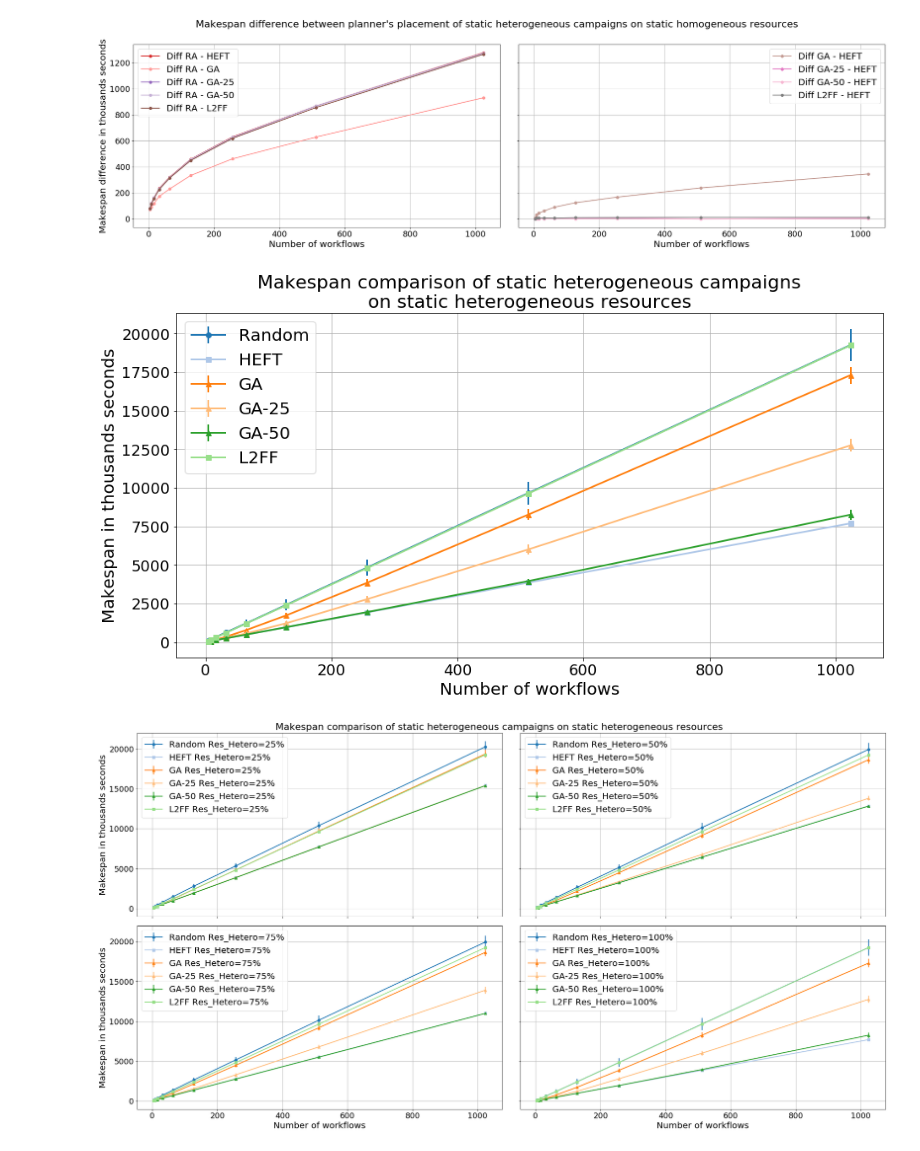
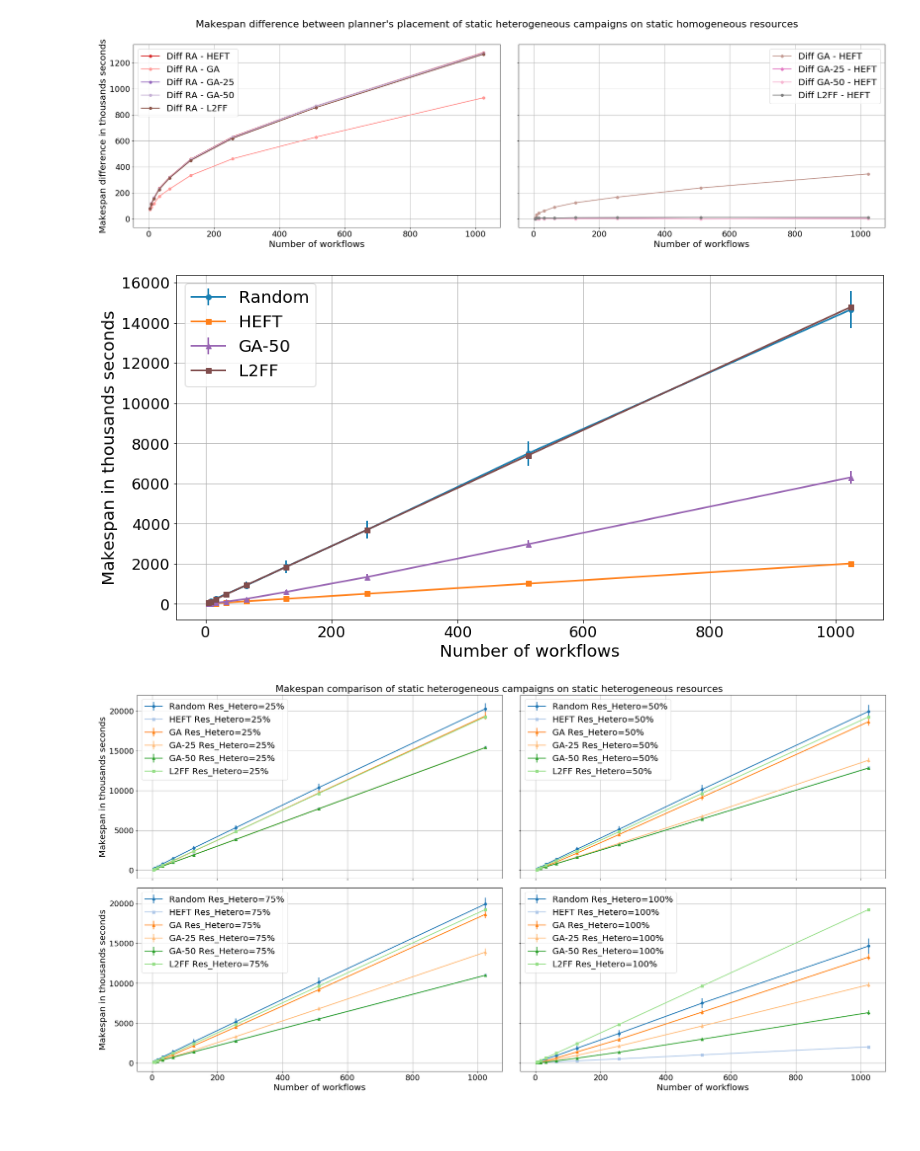
Before and after one commit to radical-experiments/campaign_manager, a Jupyter notebook: Notebooks/Experiment1.ipynb, the cells around one changed output. Cells and saved outputs as stored; diff of their text form; code cells hidden in the pictures; blank space fills up the shorter version.

Commit message:
Latest data

```diff
--- a/Notebooks/Experiment1.ipynb
+++ b/Notebooks/Experiment1.ipynb
@@ -22,6 +22,27 @@ greys = cm.get_cmap(plt.get_cmap('Greys'))
 set1 = cm.get_cmap(plt.get_cmap('Set1'))
 tab20 = cm.get_cmap(plt.get_cmap('tab20'))
 
+def tableau20(color):
+    # Use coordinated colors. These are the "Tableau 20" colors as
+    # RGB. Each pair is strong/light. For a theory of color
+    tableau20 = [(31 , 119, 180), (174, 199, 232), # blue        [ 0,1 ]
+                 (255, 127, 14 ), (255, 187, 120), # orange      [ 2,3 ]
+                 (44 , 160, 44 ), (152, 223, 138), # green       [ 4,5 ]
+                 (214, 39 , 40 ), (255, 152, 150), # red         [ 6,7 ]
+                 (148, 103, 189), (197, 176, 213), # purple      [ 8,9 ]
+                 (140, 86 , 75 ), (196, 156, 148), # brown       [10,11]
+                 (227, 119, 194), (247, 182, 210), # pink        [12,13]
+                 (188, 189, 34 ), (219, 219, 141), # yellow      [14,15]
+                 (23 , 190, 207), (158, 218, 229), # cyan        [16,17]
+                 (65 , 68 , 81 ), (96 , 99 , 106), # gray        [18,19]
+                 (127, 127, 127), (143, 135, 130), # gray        [20,21]
+                 (165, 172, 175), (199, 199, 199), # gray        [22,23]
+                 (207, 207, 207)]                   # gray        [24]
+    # Scale the RGB values to the [0, 1] range, which is the format
+    # matplotlib accepts.
+    r, g, b = tableau20[color]
+    return (round(r/255.,1), round(g/255.,1), round(b/255.,1))
+
 from IPython.core.display import display, HTML
 display(HTML("<style>.container { width:100% !important; }</style>"))
 import warnings
@@ -215,7 +237,7 @@ _ = fig.suptitle("Makespan difference between planner's placement of static hete
 StHeteroCampaigns_4St025HeteroResources = pd.read_csv('../Data/StHeteroCampaigns_4St025HeteroResources.csv')
 StHeteroCampaigns_4St050HeteroResources = pd.read_csv('../Data/StHeteroCampaigns_4St050HeteroResources.csv')
 StHeteroCampaigns_4St075HeteroResources = pd.read_csv('../Data/StHeteroCampaigns_4St075HeteroResources.csv')
-StHeteroCampaigns_4St100HeteroResources = pd.read_csv('../Data/StHeteroCampaigns_4St100HeteroResources.csv')
+StHeteroCampaigns_4St100HeteroResources = pd.read_csv('../Data/StHeteroCampaigns_4St100HeteroResources2.csv')
 # %%
 StHeteroCampaigns_4St025HeteroResources                = StHeteroCampaigns_4St025HeteroResources.groupby(by=['planner','size'])
 StHeteroCampaigns_4St025HeteroResources_makespan_means = StHeteroCampaigns_4St025HeteroResources.mean()
@@ -237,35 +259,36 @@ StHeteroCampaigns_4St100HeteroResources_stds           = StHeteroCampaigns_4St10
 # %%
 fig,axis = plt.subplots(nrows=1,ncols=1,figsize=(15,7.5))
 #_ = axis.errorbar(StHeteroCampaigns_4St025HeteroResources_makespan_means.xs('RANDOM').index,StHeteroCampaigns_4St025HeteroResources_makespan_means.xs('RANDOM')['makespan'].values,StHeteroCampaigns_4St025HeteroResources_stds.xs('RANDOM')['makespan'].values,marker='o',color=blues(50),label='Random H=25%',linewidth=2)
 #_ = axis.errorbar(StHeteroCampaigns_4St025HeteroResources_makespan_means.xs('GA').index, StHeteroCampaigns_4St025HeteroResources_makespan_means.xs('GA')['makespan'].values,StHeteroCampaigns_4St025HeteroResources_stds.xs('GA')['makespan'].values,color=greens(50),marker='^',label='GA H=25%',linewidth=2)
 #_ = axis.errorbar(StHeteroCampaigns_4St025HeteroResources_makespan_means.xs('HEFT').index,StHeteroCampaigns_4St025HeteroResources_makespan_means.xs('HEFT')['makespan'].values,marker='s',label='HEFT H=25%', color=reds(50),linewidth=2)
 
 #_ = axis.errorbar(StHeteroCampaigns_4St050HeteroResources_makespan_means.xs('RANDOM').index,StHeteroCampaigns_4St050HeteroResources_makespan_means.xs('RANDOM')['makespan'].values,StHeteroCampaigns_4St050HeteroResources_stds.xs('RANDOM')['makespan'].values,color=blues(150),marker='o',label='Random H=50%',linewidth=2)
 #_ = axis.errorbar(StHeteroCampaigns_4St050HeteroResources_makespan_means.xs('GA').index, StHeteroCampaigns_4St050HeteroResources_makespan_means.xs('GA')['makespan'].values,StHeteroCampaigns_4St050HeteroResources_stds.xs('GA')['makespan'].values,color=greens(150),marker='^',label='GA H=50%',linewidth=2)
 #_ = axis.errorbar(StHeteroCampaigns_4St050HeteroResources_makespan_means.xs('HEFT').index,StHeteroCampaigns_4St050HeteroResources_makespan_means.xs('HEFT')['makespan'].values,marker='s',label='HEFT H=50%', color=reds(150),linewidth=2)
 
 #_ = axis.errorbar(StHeteroCampaigns_4St075HeteroResources_makespan_means.xs('RANDOM').index,StHeteroCampaigns_4St075HeteroResources_makespan_means.xs('RANDOM')['makespan'].values,StHeteroCampaigns_4St075HeteroResources_stds.xs('RANDOM')['makespan'].values,color=blues(250),marker='o',label='Random H=75%',linewidth=2)
 #_ = axis.errorbar(StHeteroCampaigns_4St075HeteroResources_makespan_means.xs('GA').index, StHeteroCampaigns_4St075HeteroResources_makespan_means.xs('GA')['makespan'].values,StHeteroCampaigns_4St075HeteroResources_stds.xs('GA')['makespan'].values,color=greens(250),marker='^',label='GA H=75%',linewidth=2)
 #_ = axis.errorbar(StHeteroCampaigns_4St075HeteroResources_makespan_means.xs('HEFT').index,StHeteroCampaigns_4St075HeteroResources_makespan_means.xs('HEFT')['makespan'].values,marker='s',label='HEFT H=75%', color=reds(250),linewidth=2)
 
-_ = axis.errorbar(StHeteroCampaigns_4St100HeteroResources_makespan_means.xs('RANDOM').index,StHeteroCampaigns_4St100HeteroResources_makespan_means.xs('RANDOM')['makespan'].values,StHeteroCampaigns_4St100HeteroResources_stds.xs('RANDOM')['makespan'].values,color=tab20(0),marker='o',label='Random',linewidth=2)
-_ = axis.errorbar(StHeteroCampaigns_4St100HeteroResources_makespan_means.xs('HEFT').index,StHeteroCampaigns_4St100HeteroResources_makespan_means.xs('HEFT')['makespan'].values,marker='s',label='HEFT', color=tab20(1),linewidth=2)
-_ = axis.errorbar(StHeteroCampaigns_4St100HeteroResources_makespan_means.xs('GA').index, StHeteroCampaigns_4St100HeteroResources_makespan_means.xs('GA')['makespan'].values,StHeteroCampaigns_4St100HeteroResources_stds.xs('GA')['makespan'].values,color=tab20(2),marker='^',label='GA',linewidth=2)
-_ = axis.errorbar(StHeteroCampaigns_4St100HeteroResources_makespan_means.xs('GA-25').index, StHeteroCampaigns_4St100HeteroResources_makespan_means.xs('GA-25')['makespan'].values,StHeteroCampaigns_4St100HeteroResources_stds.xs('GA-25')['makespan'].values,color=tab20(3),marker='^',label='GA-25',linewidth=2)
-_ = axis.errorbar(StHeteroCampaigns_4St100HeteroResources_makespan_means.xs('GA-50').index, StHeteroCampaigns_4St100HeteroResources_makespan_means.xs('GA-50')['makespan'].values,StHeteroCampaigns_4St100HeteroResources_stds.xs('GA-50')['makespan'].values,color=tab20(4),marker='^',label='GA-50',linewidth=2)
-_ = axis.errorbar(StHeteroCampaigns_4St100HeteroResources_makespan_means.xs('L2FF').index,StHeteroCampaigns_4St100HeteroResources_makespan_means.xs('L2FF')['makespan'].values,marker='s',label='L2FF', color=tab20(5),linewidth=2)
+_ = axis.errorbar(StHeteroCampaigns_4St100HeteroResources_makespan_means.xs('RANDOM').index,StHeteroCampaigns_4St100HeteroResources_makespan_means.xs('RANDOM')['makespan'].values,StHeteroCampaigns_4St100HeteroResources_stds.xs('RANDOM')['makespan'].values,color=tableau20(0),marker='o',label='Random',linewidth=2)
+_ = axis.errorbar(StHeteroCampaigns_4St100HeteroResources_makespan_means.xs('HEFT').index,StHeteroCampaigns_4St100HeteroResources_makespan_means.xs('HEFT')['makespan'].values,marker='s',label='HEFT', color=tableau20(2),linewidth=2)
+#_ = axis.errorbar(StHeteroCampaigns_4St100HeteroResources_makespan_means.xs('GA').index, StHeteroCampaigns_4St100HeteroResources_makespan_means.xs('GA')['makespan'].values,StHeteroCampaigns_4St100HeteroResources_stds.xs('GA')['makespan'].values,color=tableau20(4),marker='^',label='GA',linewidth=2)
+#_ = axis.errorbar(StHeteroCampaigns_4St100HeteroResources_makespan_means.xs('GA-25').index, StHeteroCampaigns_4St100HeteroResources_makespan_means.xs('GA-25')['makespan'].values,StHeteroCampaigns_4St100HeteroResources_stds.xs('GA-25')['makespan'].values,color=tableau20(6),marker='^',label='GA-25',linewidth=2)
+_ = axis.errorbar(StHeteroCampaigns_4St100HeteroResources_makespan_means.xs('GA-50').index, StHeteroCampaigns_4St100HeteroResources_makespan_means.xs('GA-50')['makespan'].values,StHeteroCampaigns_4St100HeteroResources_stds.xs('GA-50')['makespan'].values,color=tableau20(8),marker='^',label='GA-50',linewidth=2)
+_ = axis.errorbar(StHeteroCampaigns_4St100HeteroResources_makespan_means.xs('L2FF').index,StHeteroCampaigns_4St100HeteroResources_makespan_means.xs('L2FF')['makespan'].values,marker='s',label='L2FF', color=tableau20(10),linewidth=2)
 #_ = axis.set_yscale('log')
+#_ = axis.set_xscale('symlog', basex=2)
 _ = axis.set_ylabel('Makespan in thousands seconds',fontsize=20)
 _ = axis.set_xlabel('Number of workflows',fontsize=20)
 _ = axis.set_xticklabels(axis.get_xticks().astype('int').tolist(),fontsize=18)
 _ = axis.set_yticklabels((axis.get_yticks()/1000).astype('int').tolist(),fontsize=18)
 _ = axis.grid('on')
-_ = axis.set_title('Makespan comparison of static heterogeneous campaigns\non static heterogeneous resources', fontsize=22)
+#_ = axis.set_title('Makespan comparison of static heterogeneous campaigns\non static heterogeneous resources', fontsize=22)
 _ = axis.legend(fontsize=20)
-#fig.savefig('StHeteroCampaigns_4StHeteroResources.png',bbox_inches='tight')
+_ = fig.savefig('../Figures/StHeteroCampaigns_4StHeteroResources.pdf',bbox_inches='tight')
 #fig.savefig('StHeteroCampaigns_4StHeteroResources.pdf',bbox_inches='tight')
 # %% [output]
-[figure, old version]
+[figure, new version]
 # %%
 fig,axis = plt.subplots(nrows=2,ncols=2,figsize=(31,16), sharex=True, sharey=True)
 fig.subplots_adjust(wspace=0.05, hspace=0.05)
@@ -317,7 +340,7 @@ _ = axis[1,1].legend(fontsize=20)
 _ = fig.suptitle('Makespan comparison of static heterogeneous campaigns on static heterogeneous resources', fontsize=22, y=0.9)
 #fig.savefig('StHeteroCampaigns_4StHeteroResources.png',bbox_inches='tight')
 # %% [output]
-[figure, old version]
+[figure, new version]
 # %%
 DiffStHeteroCamp_4St025HeteResHE = abs(StHeteroCampaigns_4St025HeteroResources_makespan_means.xs('RANDOM')['makespan'].values - StHeteroCampaigns_4St025HeteroResources_makespan_means.xs('HEFT')['makespan'].values)
 DiffStHeteroCamp_4St050HeteResHE = abs(StHeteroCampaigns_4St050HeteroResources_makespan_means.xs('RANDOM')['makespan'].values - StHeteroCampaigns_4St050HeteroResources_makespan_means.xs('HEFT')['makespan'].values)
```
Also changed, not shown: parts of 5 cells of this notebook, 23 other files.
